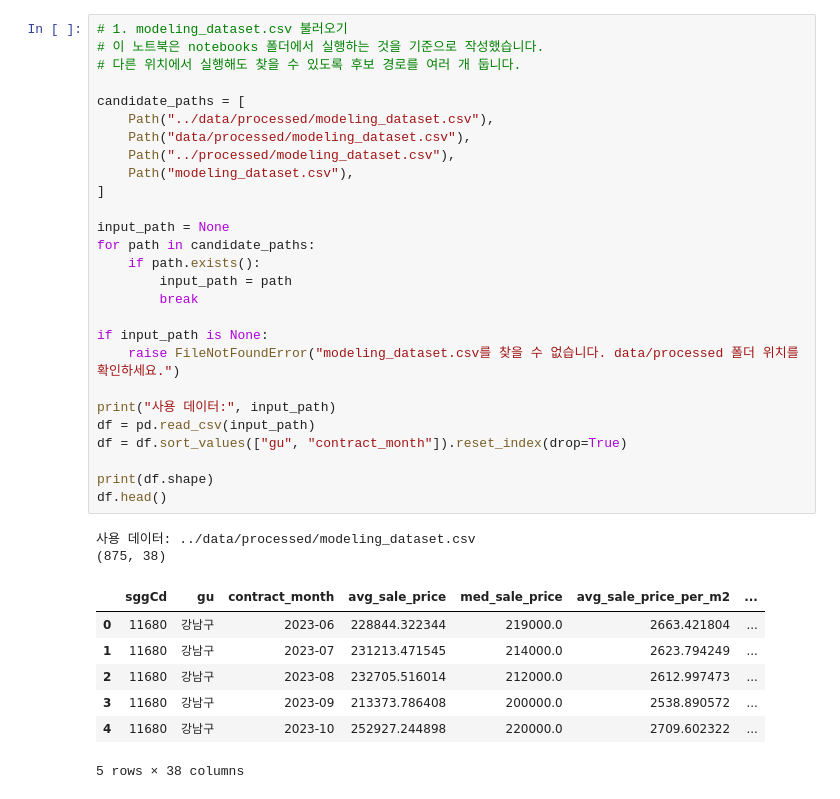
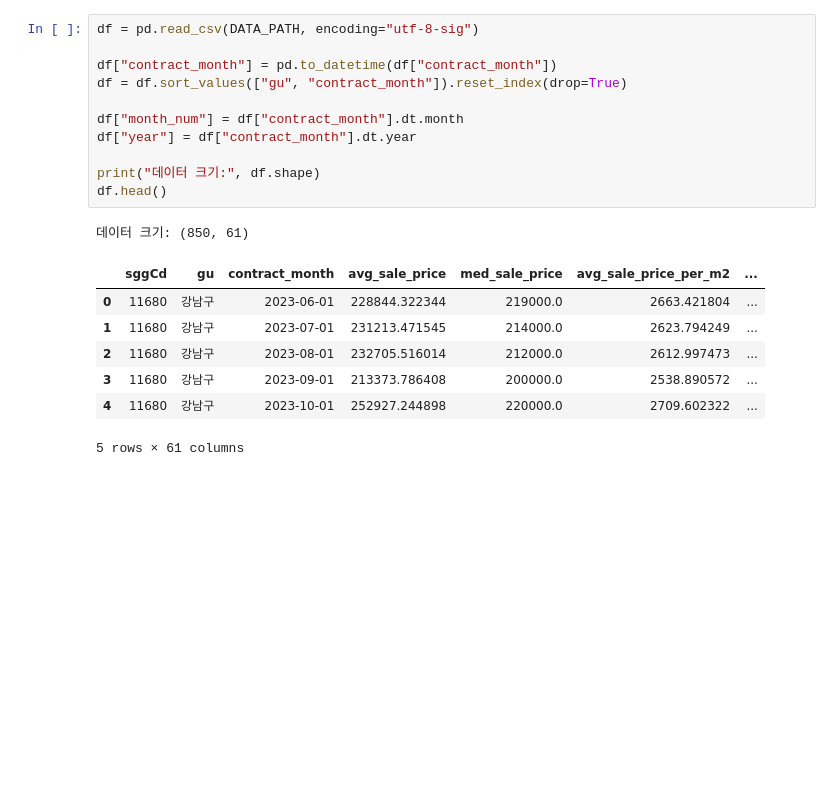
Before and after one commit to shiwjz/RealEstate-Risk-Radar, a Jupyter notebook: modeling/05_modeling.ipynb, the cells around one changed output. Drawn from its saved outputs; the diff is of its cells as text; blank space fills up the shorter version.

```diff
--- a/modeling/05_modeling.ipynb
+++ b/modeling/05_modeling.ipynb
@@ -17,38 +58,21 @@ from sklearn.metrics import accuracy_score, precision_score, recall_score, f1_sc
 # %%
-# 1. modeling_dataset.csv 불러오기
-# 이 노트북은 notebooks 폴더에서 실행하는 것을 기준으로 작성했습니다.
-# 다른 위치에서 실행해도 찾을 수 있도록 후보 경로를 여러 개 둡니다.
+df = pd.read_csv(DATA_PATH, encoding="utf-8-sig")
 
-candidate_paths = [
-    Path("../data/processed/modeling_dataset.csv"),
-    Path("data/processed/modeling_dataset.csv"),
-    Path("../processed/modeling_dataset.csv"),
-    Path("modeling_dataset.csv"),
-]
-
-input_path = None
-for path in candidate_paths:
-    if path.exists():
-        input_path = path
-        break
-
-if input_path is None:
-    raise FileNotFoundError("modeling_dataset.csv를 찾을 수 없습니다. data/processed 폴더 위치를 확인하세요.")
-
-print("사용 데이터:", input_path)
-df = pd.read_csv(input_path)
+df["contract_month"] = pd.to_datetime(df["contract_month"])
 df = df.sort_values(["gu", "contract_month"]).reset_index(drop=True)
 
-print(df.shape)
+df["month_num"] = df["contract_month"].dt.month
+df["year"] = df["contract_month"].dt.year
+
+print("데이터 크기:", df.shape)
 df.head()
 # %% [output]
-사용 데이터: ../data/processed/modeling_dataset.csv
-(875, 38)
+데이터 크기: (850, 61)
 |  | sggCd | gu | contract_month | avg_sale_price | med_sale_price | avg_sale_price_per_m2 | ... |
-| 0 | 11680 | 강남구 | 2023-06 | 228844.322344 | 219000.0 | 2663.421804 | ... |
-| 1 | 11680 | 강남구 | 2023-07 | 231213.471545 | 214000.0 | 2623.794249 | ... |
-| 2 | 11680 | 강남구 | 2023-08 | 232705.516014 | 212000.0 | 2612.997473 | ... |
-| 3 | 11680 | 강남구 | 2023-09 | 213373.786408 | 200000.0 | 2538.890572 | ... |
-| 4 | 11680 | 강남구 | 2023-10 | 252927.244898 | 220000.0 | 2709.602322 | ... |
+| 0 | 11680 | 강남구 | 2023-06-01 | 228844.322344 | 219000.0 | 2663.421804 | ... |
+| 1 | 11680 | 강남구 | 2023-07-01 | 231213.471545 | 214000.0 | 2623.794249 | ... |
+| 2 | 11680 | 강남구 | 2023-08-01 | 232705.516014 | 212000.0 | 2612.997473 | ... |
+| 3 | 11680 | 강남구 | 2023-09-01 | 213373.786408 | 200000.0 | 2538.890572 | ... |
+| 4 | 11680 | 강남구 | 2023-10-01 | 252927.244898 | 220000.0 | 2709.602322 | ... |
-5 rows × 38 columns
+5 rows × 61 columns
 # %%
```
Also changed, not shown: parts of 13 cells of this notebook, 23 other files.
